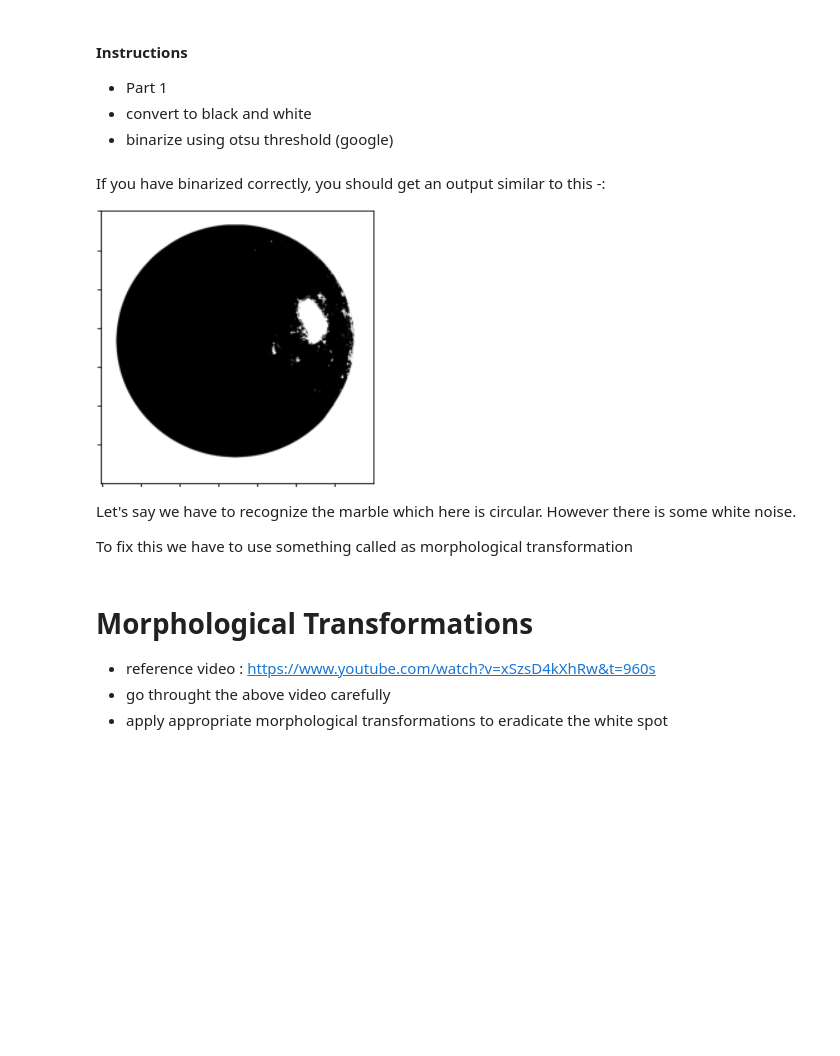
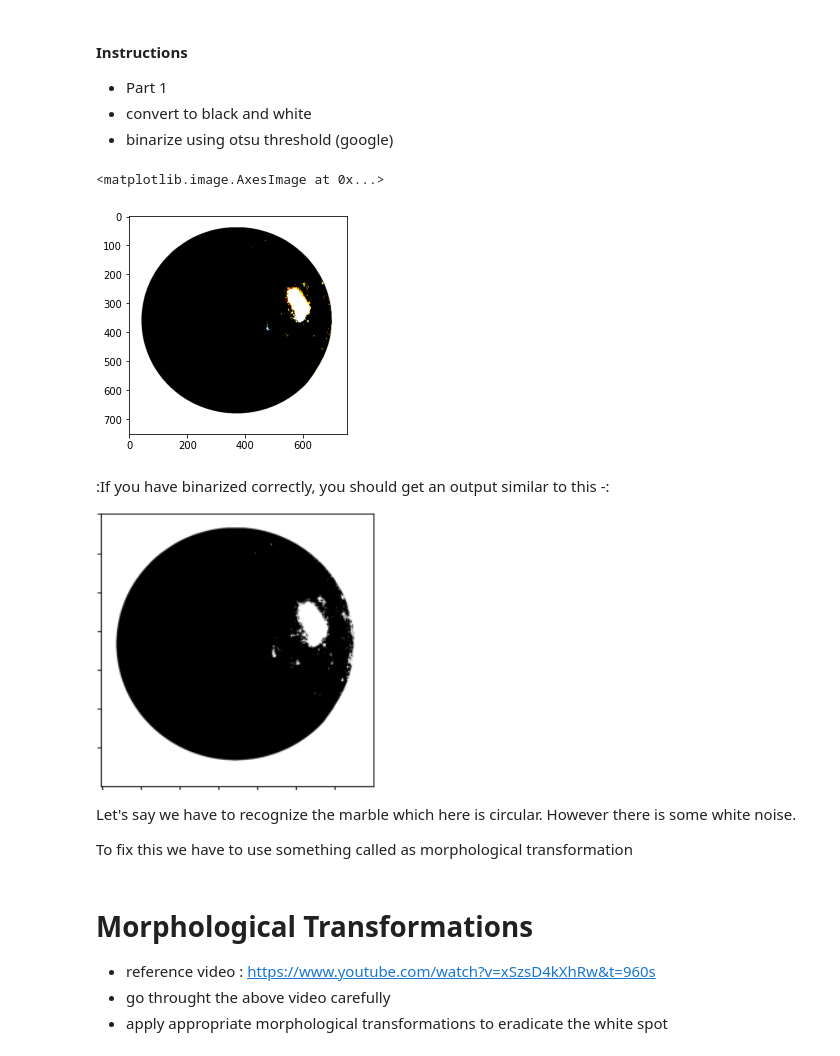
Before and after one commit to maitreya-v/Synapse_LP, a Jupyter notebook: CV_week1.ipynb, the cells around one changed output. Cells and saved outputs as stored; diff of their text form; code cells hidden in the pictures; blank space fills up the shorter version.

```diff
--- a/CV_week1.ipynb
+++ b/CV_week1.ipynb
@@ -539,10 +533,17 @@ plt.imshow(cv2.cvtColor(img, cv2.COLOR_BGR2RGB))
  - binarize using otsu threshold (google)
 # %%
 #convert to black and white and show image here
+# grayImage = cv2.cvtColor(img, cv2.COLOR_BGR2GRAY)
+
+(thresh, blackAndWhiteImage) = cv2.threshold(img,180, 255, cv2.THRESH_BINARY)
 # %%
 #binarize and show image here
+plt.imshow(blackAndWhiteImage)
+# %% [output]
+<matplotlib.image.AxesImage at 0x...>
+[figure, added]
 # %% [markdown]
-If you have binarized correctly, you should get an output similar to this -:
+:If you have binarized correctly, you should get an output similar to this -:
 
 <!-- ![output](https://drive.google.com/uc?id=159-tToBBBxhWPPiHu-gmoT-xUe7Ci9pu) -->
 ![image.png](embedded-picture-1)
```
Also changed, not shown: parts of 11 cells of this notebook.
